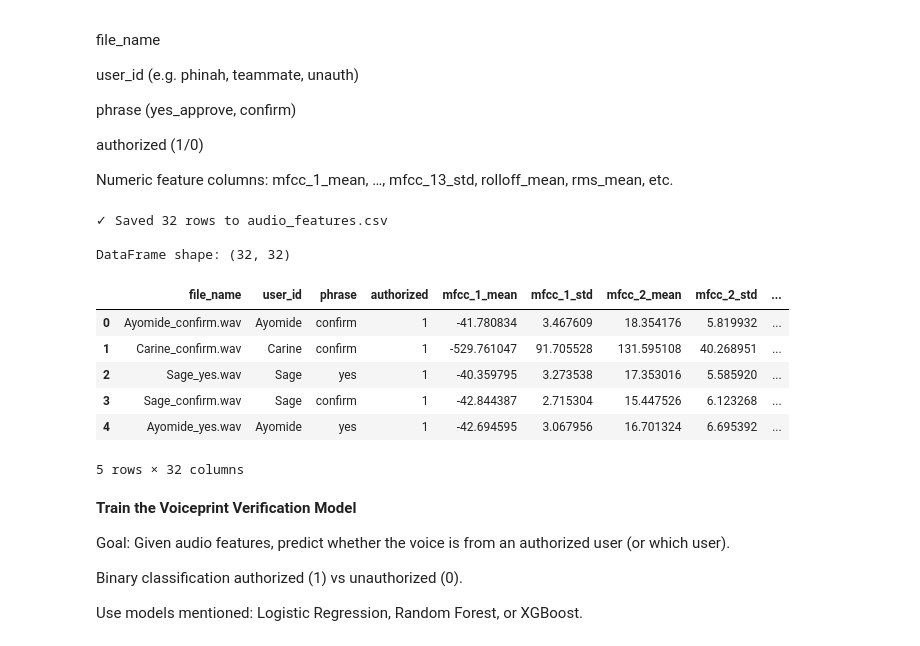
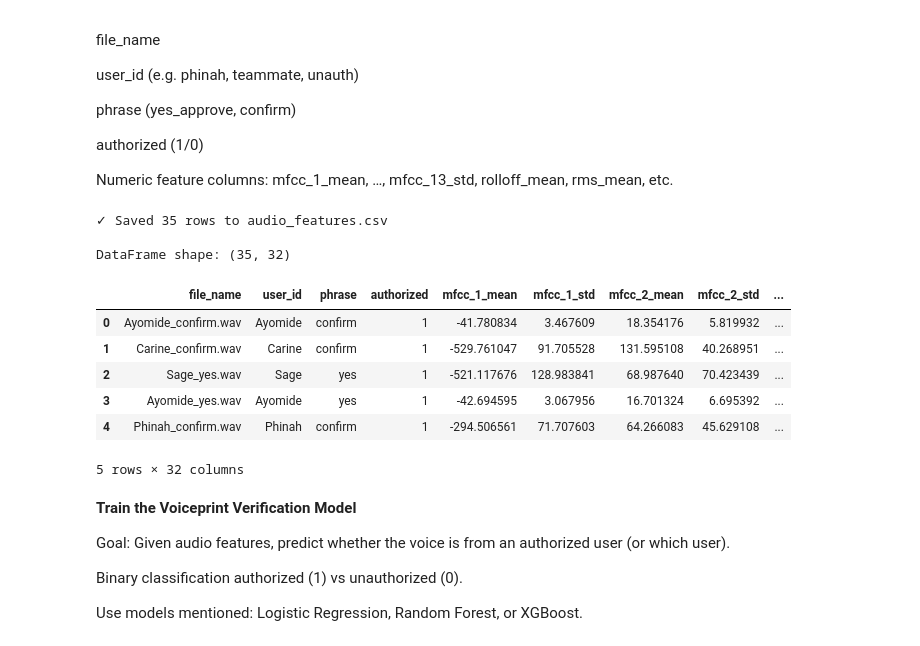
Before and after one commit to Phinah/Data-Preprocessing, a Jupyter notebook: audio_pipeline.ipynb, the cells around one changed output. Saved outputs shown, nothing was run; the diff lists cells and outputs as text; code cells hidden in the pictures.

```diff
--- a/audio_pipeline.ipynb
+++ b/audio_pipeline.ipynb
@@ -402,43 +495,71 @@ rows = []
 
 warnings.filterwarnings("ignore")
 
-for subdir in [RAW_DIR, AUG_DIR]:
-    if not subdir.exists():
-        continue
-    for fpath in subdir.glob("*.wav"):
+# Process raw files (in root of RAW_DIR)
+if RAW_DIR.exists():
+    for fpath in RAW_DIR.glob("*.wav"):
         fname = fpath.name
         try:
             y, sr = librosa.load(str(fpath), sr=SAMPLE_RATE)
         except Exception as e:
             print(f"Error loading {fname}: {e}")
             continue
         feats = extract_features(y, sr)
         user_id, phrase, authorized = parse_meta(fname)
         row = {
             "file_name": fname,
             "user_id": user_id,
             "phrase": phrase,
             "authorized": authorized,
         }
         row.update(feats)
         rows.append(row)
 
+# Process augmented files (in member subdirectories of AUG_DIR)
+if AUG_DIR.exists():
+    # Use rglob to recursively find all .wav files in subdirectories
+    for fpath in AUG_DIR.rglob("*.wav"):
+        fname = fpath.name
+        try:
+            y, sr = librosa.load(str(fpath), sr=SAMPLE_RATE)
+        except Exception as e:
+            print(f"Error loading {fname}: {e}")
+            continue
+        feats = extract_features(y, sr)
+        # For augmented files, extract member name from parent directory
+        member_name = fpath.parent.name if fpath.parent != AUG_DIR else "unknown"
+        # Parse phrase from filename (e.g., "yes_pitchup.wav" -> phrase="yes")
+        if "_" in fname:
+            phrase = fname.split("_")[0]
+        else:
+            phrase = fname.replace(".wav", "")
+        user_id = member_name
+        authorized = 1  # Augmented files are from authorized members
+        row = {
+            "file_name": fname,
+            "user_id": user_id,
+            "phrase": phrase,
+            "authorized": authorized,
+        }
+        row.update(feats)
+        rows.append(row)
+
 df_audio = pd.DataFrame(rows)
 # Save to project root directory (matching audio_processing.py output)
 df_audio.to_csv("audio_features.csv", index=False)
 print(f"✓ Saved {len(df_audio)} rows to audio_features.csv")
 print(f"\nDataFrame shape: {df_audio.shape}")
 df_audio.head()
 # %% [output]
-✓ Saved 32 rows to audio_features.csv
+✓ Saved 35 rows to audio_features.csv
 
-DataFrame shape: (32, 32)
+DataFrame shape: (35, 32)
 |  | file_name | user_id | phrase | authorized | mfcc_1_mean | mfcc_1_std | mfcc_2_mean | mfcc_2_std | ... |
 | 0 | Ayomide_confirm.wav | Ayomide | confirm | 1 | -41.780834 | 3.467609 | 18.354176 | 5.819932 | ... |
 | 1 | Carine_confirm.wav | Carine | confirm | 1 | -529.761047 | 91.705528 | 131.595108 | 40.268951 | ... |
-| 2 | Sage_yes.wav | Sage | yes | 1 | -40.359795 | 3.273538 | 17.353016 | 5.585920 | ... |
-| 3 | Sage_confirm.wav | Sage | confirm | 1 | -42.844387 | 2.715304 | 15.447526 | 6.123268 | ... |
-| 4 | Ayomide_yes.wav | Ayomide | yes | 1 | -42.694595 | 3.067956 | 16.701324 | 6.695392 | ... |
+| 2 | Sage_yes.wav | Sage | yes | 1 | -521.117676 | 128.983841 | 68.987640 | 70.423439 | ... |
+| 3 | Ayomide_yes.wav | Ayomide | yes | 1 | -42.694595 | 3.067956 | 16.701324 | 6.695392 | ... |
+| 4 | Phinah_confirm.wav | Phinah | confirm | 1 | -294.506561 | 71.707603 | 64.266083 | 45.629108 | ... |
 5 rows × 32 columns
 # %% [markdown]
 **Train the Voiceprint Verification Model**
```
Also changed, not shown: parts of 5 cells of this notebook, 5 other files.
